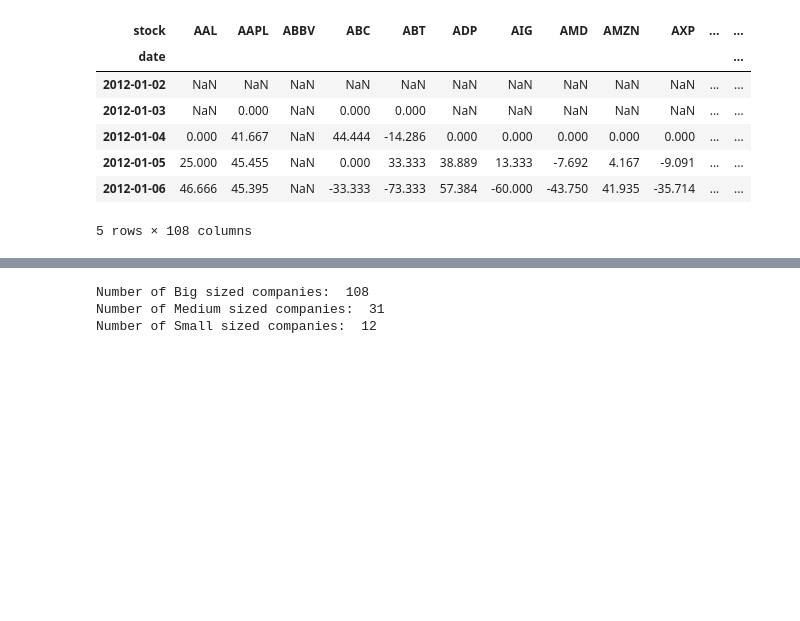
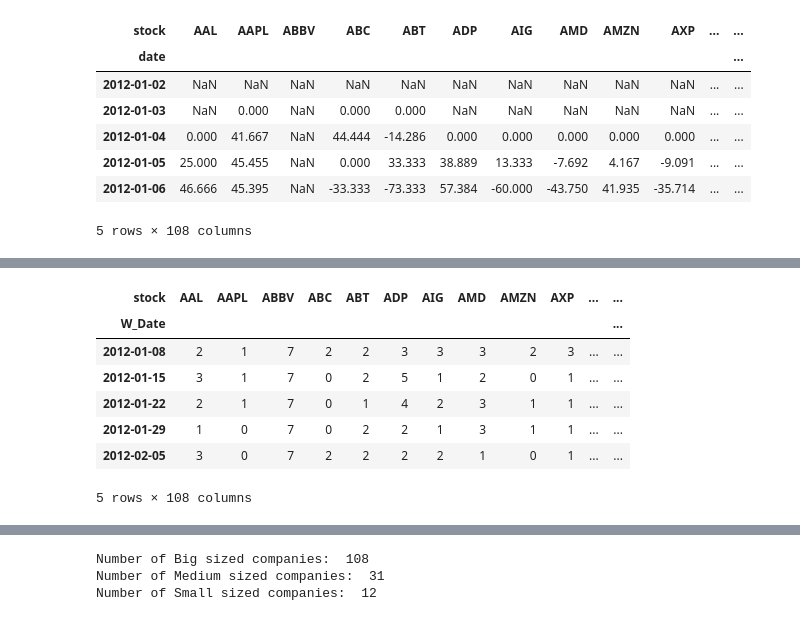
Before and after one commit to DaniloMendezR/master_thesis, a Jupyter notebook: Data_cleaning.ipynb, the cells around one changed output, grey strips where cells are left out. Cells and saved outputs as stored; diff of their text form; code cells hidden in the pictures; blank space fills up the shorter version.

```diff
--- a/Data_cleaning.ipynb
+++ b/Data_cleaning.ipynb
@@ -75,0 +110,26 @@ for i in small_sent_all.columns[2:]:
+# %%
+#Let's create a DF that shows the amount of nans a company has per week
+#For Big-caps
+big_sent_tables['big_RCV']['W_Date'] = pd.to_datetime(big_sent_tables['big_RCV'].index)
+big_weekly_nan = big_sent_tables['big_RCV'].groupby(pd.Grouper(key='W_Date', freq='W-SUN')).agg(lambda x: x.isnull().sum()).reset_index().sort_values('W_Date')
+big_weekly_nan = pd.DataFrame(big_weekly_nan.set_index('W_Date'))
+
+#Same for mid and small
+mid_sent_tables['mid_RCV']['W_Date'] = pd.to_datetime(mid_sent_tables['mid_RCV'].index)
+mid_weekly_nan = mid_sent_tables['mid_RCV'].groupby(pd.Grouper(key='W_Date', freq='W-SUN')).agg(lambda x: x.isnull().sum()).reset_index().sort_values('W_Date')
+mid_weekly_nan = pd.DataFrame(mid_weekly_nan.set_index('W_Date'))
+
+small_sent_tables['small_RCV']['W_Date'] = pd.to_datetime(small_sent_tables['small_RCV'].index)
+small_weekly_nan = small_sent_tables['small_RCV'].groupby(pd.Grouper(key='W_Date', freq='W-SUN')).agg(lambda x: x.isnull().sum()).reset_index().sort_values('W_Date')
+small_weekly_nan = pd.DataFrame(small_weekly_nan.set_index('W_Date'))
+
+big_weekly_nan.head()
+# %% [output]
+| stock | AAL | AAPL | ABBV | ABC | ABT | ADP | AIG | AMD | AMZN | AXP | ... | ... |
+| W_Date |  |  |  |  |  |  |  |  |  |  |  | ... |
+| 2012-01-08 | 2 | 1 | 7 | 2 | 2 | 3 | 3 | 3 | 2 | 3 | ... | ... |
+| 2012-01-15 | 3 | 1 | 7 | 0 | 2 | 5 | 1 | 2 | 0 | 1 | ... | ... |
+| 2012-01-22 | 2 | 1 | 7 | 0 | 1 | 4 | 2 | 3 | 1 | 1 | ... | ... |
+| 2012-01-29 | 1 | 0 | 7 | 0 | 2 | 2 | 1 | 3 | 1 | 1 | ... | ... |
+| 2012-02-05 | 3 | 0 | 7 | 2 | 2 | 2 | 2 | 1 | 0 | 1 | ... | ... |
+5 rows × 108 columns
```
Also changed, not shown: parts of 6 cells of this notebook.
